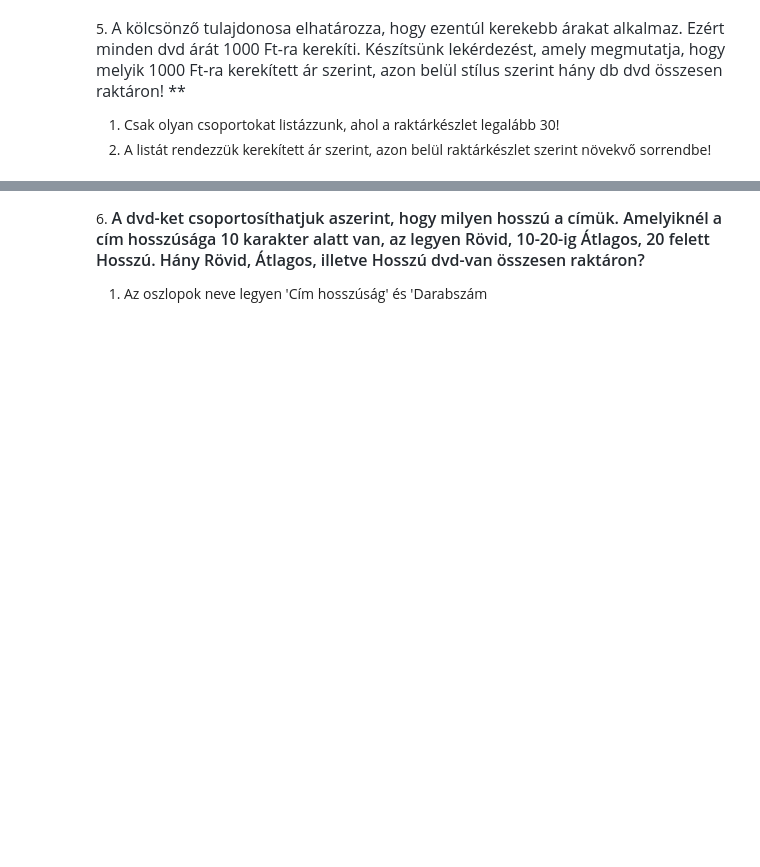
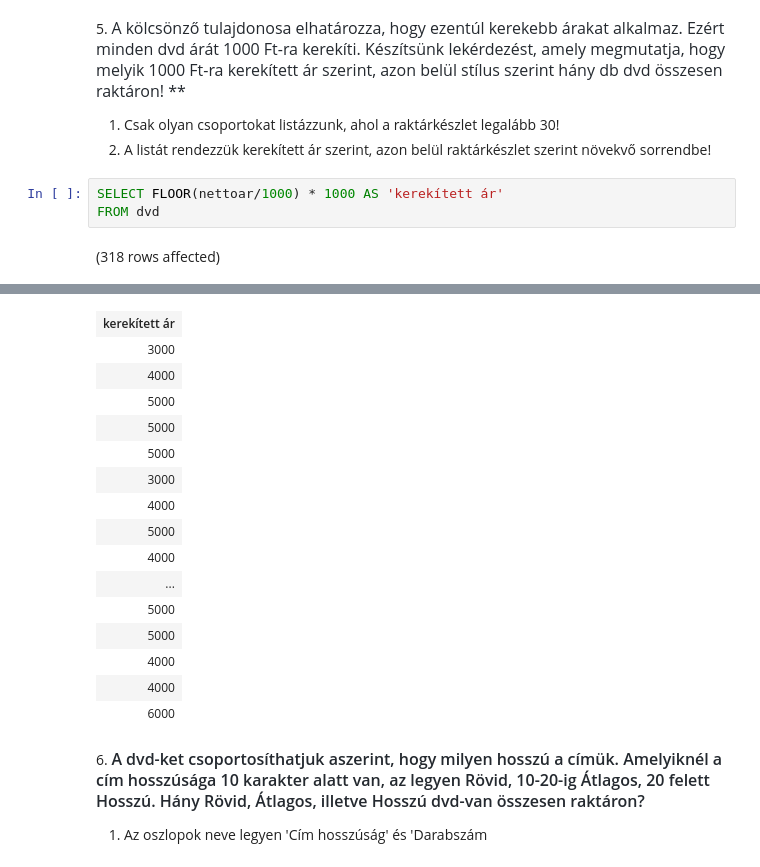
Before and after one commit to gaborbrown/sql, a Jupyter notebook: gyakorlat02_feladatok .ipynb, the cells around one changed output, grey strips where cells are left out. Drawn from its saved outputs; the diff is of its cells as text; blank space fills up the shorter version.

```diff
--- a/gyakorlat02_feladatok .ipynb
+++ b/gyakorlat02_feladatok .ipynb
@@ -63,3 +105,8 @@ c. Szintén hagyjuk ki azokat a csoportokat, ahol a csoport elemszáma 3-nál ki
 
 1. Csak olyan csoportokat listázzunk, ahol a raktárkészlet legalább 30!
 2. A listát rendezzük kerekített ár szerint, azon belül raktárkészlet szerint növekvő sorrendbe!
+# %%
+SELECT FLOOR(nettoar/1000) * 1000 AS 'kerekített ár'
+FROM dvd
+# %% [output]
+(318 rows affected)
@@ -66,3 +114,19 @@ c. Szintén hagyjuk ki azokat a csoportokat, ahol a csoport elemszáma 3-nál ki
+| kerekített ár |
+| 3000 |
+| 4000 |
+| 5000 |
+| 5000 |
+| 5000 |
+| 3000 |
+| 4000 |
+| 5000 |
+| 4000 |
+| ... |
+| 5000 |
+| 5000 |
+| 4000 |
+| 4000 |
+| 6000 |
 # %% [markdown]
 6. <span style="font-weight: 600; color: rgb(36, 41, 47); font-family: -apple-system, BlinkMacSystemFont, &quot;Segoe UI&quot;, Helvetica, Arial, sans-serif, &quot;Apple Color Emoji&quot;, &quot;Segoe UI Emoji&quot;; font-size: 16px;">A dvd-ket csoportosíthatjuk aszerint, hogy milyen hosszú a címük. Amelyiknél a cím hosszúsága 10 karakter alatt van, az legyen Rövid, 10-20-ig Átlagos, 20 felett Hosszú. Hány Rövid, Átlagos, illetve Hosszú dvd-van összesen raktáron?</span>
 
```
Also changed, not shown: parts of 6 cells of this notebook.
